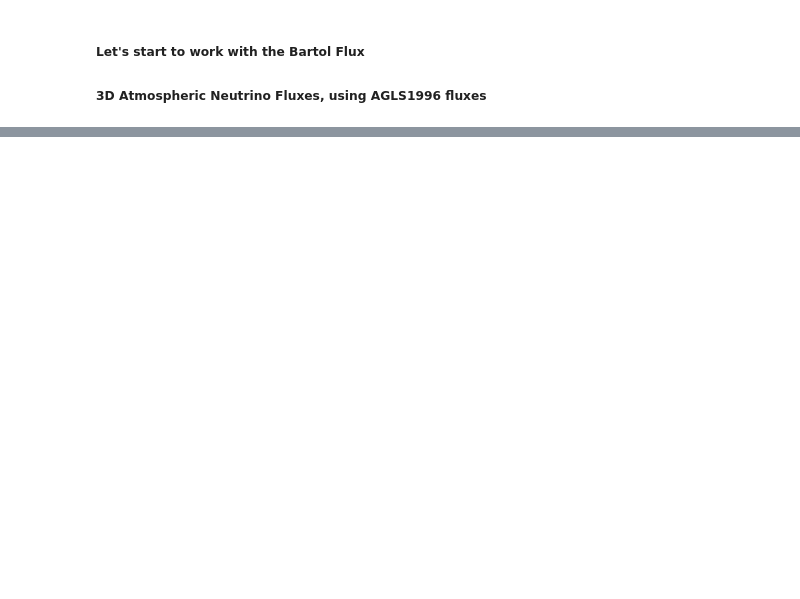
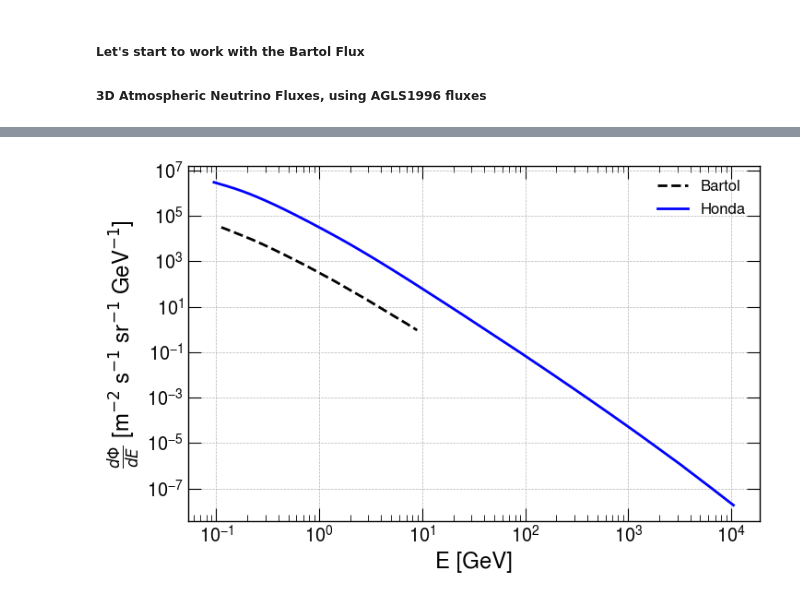
Before and after one commit to lperes-ufrj/UpperLimitCode, a Jupyter notebook: ValidationStudies/FluxsAtm/flux_adap.ipynb, the cells around one changed output, grey strips where cells are left out. Saved outputs shown, nothing was run; the diff lists cells and outputs as text; code cells hidden in the pictures; blank space fills up the shorter version.

```diff
--- a/ValidationStudies/FluxsAtm/flux_adap.ipynb
+++ b/ValidationStudies/FluxsAtm/flux_adap.ipynb
@@ -336,0 +210,43 @@ df_flux[df_flux["Cos_Zenith_or_Azimuth"] == theta]
+# %%
+import matplotlib.pyplot as plt
+
+# Assuming df_flux is the DataFrame containing the data
+E_values = df_flux["Energy_Center_GeV"].unique()  # Unique cos(zenith) values
+results = []
+
+for E_val in E_values:
+    # Filter the DataFrame for the current cos(zenith) value
+    group = df_flux[df_flux["Energy_Center_GeV"] == E_val]
+
+    # Calculate dN/dE
+    cos = group["Cos_Zenith_or_Azimuth"].values  # Energy in GeV
+    flux_dlogE = group["Flux_dN/dlogE_m2_s_sr"].values  # Flux dN/d(logE)
+
+    # Calculate bin widths in log(E)
+    cos_diff = np.diff(np.array(cos,dtype=float))
+
+    # Integrate flux over energy for this cos(zenith) value
+    flux_dE = np.sum(flux_dlogE[:-1] * cos_diff)
+    flux_dE = flux_dE/float(E_val)  # Convert to dN/dE
+    # Store the result
+    results.append({"Energy_Center_GeV": E_val, "flux_dE": flux_dE})
+
+# Convert results to a DataFrame for easier analysis
+df_results = pd.DataFrame(results)
+# %%
+import math as m
+df_results = np.array(df_results,dtype=float)
+plt.figure(figsize=(8, 5))
+plt.plot(df_results[:,0],df_results[:,1], ls = '--',label = 'Bartol')
+plt.plot((x_edges[:-1] + x_edges[1:]) / 2, proj_x, color='blue', label="Honda")
+
+
+plt.xlabel(r'E [GeV]')
+plt.yscale('log')
+plt.xscale('log')
+plt.legend()
+plt.ylabel(r"$\frac{d\Phi}{dE}$ [m$^{-2}$ s$^{-1}$ sr$^{-1}$ GeV$^{-1}$]")
+plt.grid()
+plt.show()
+# %% [output]
+[figure, added]
```
Also changed, not shown: parts of 16 cells of this notebook.
